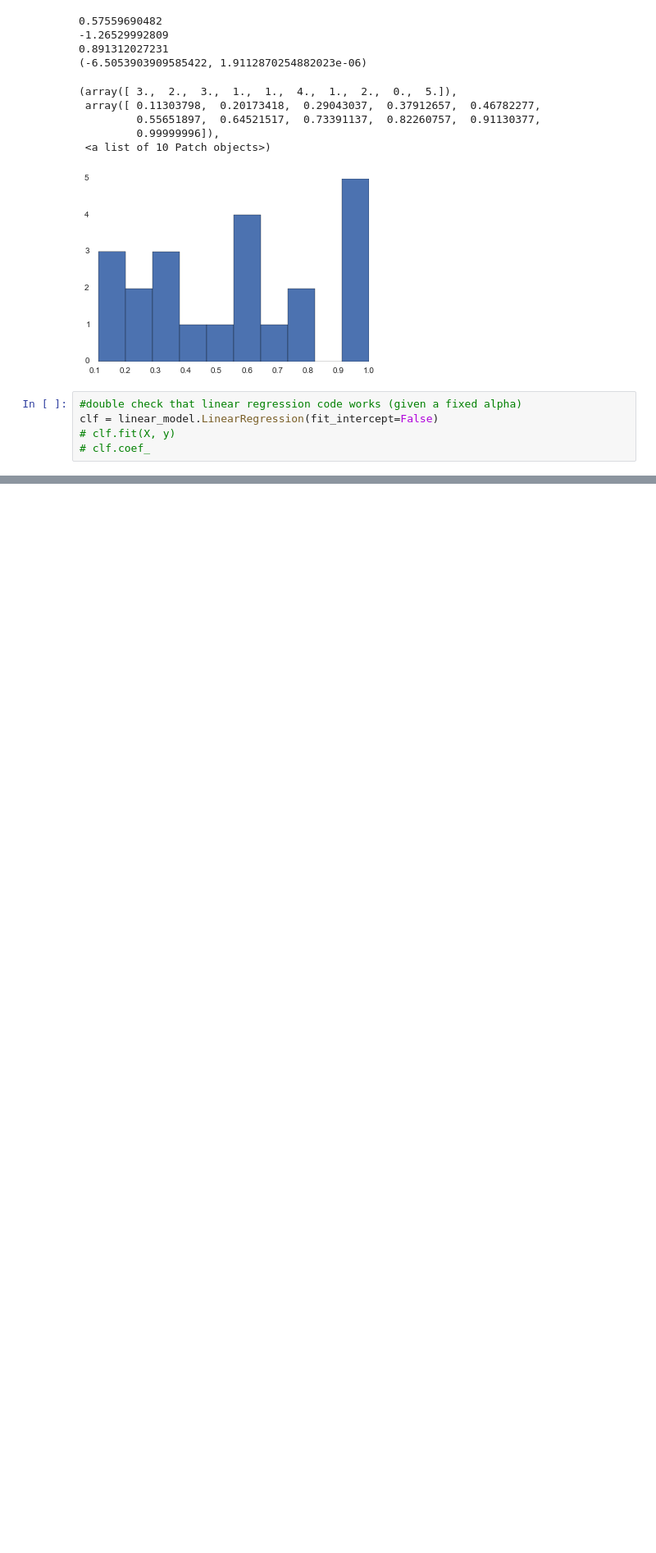
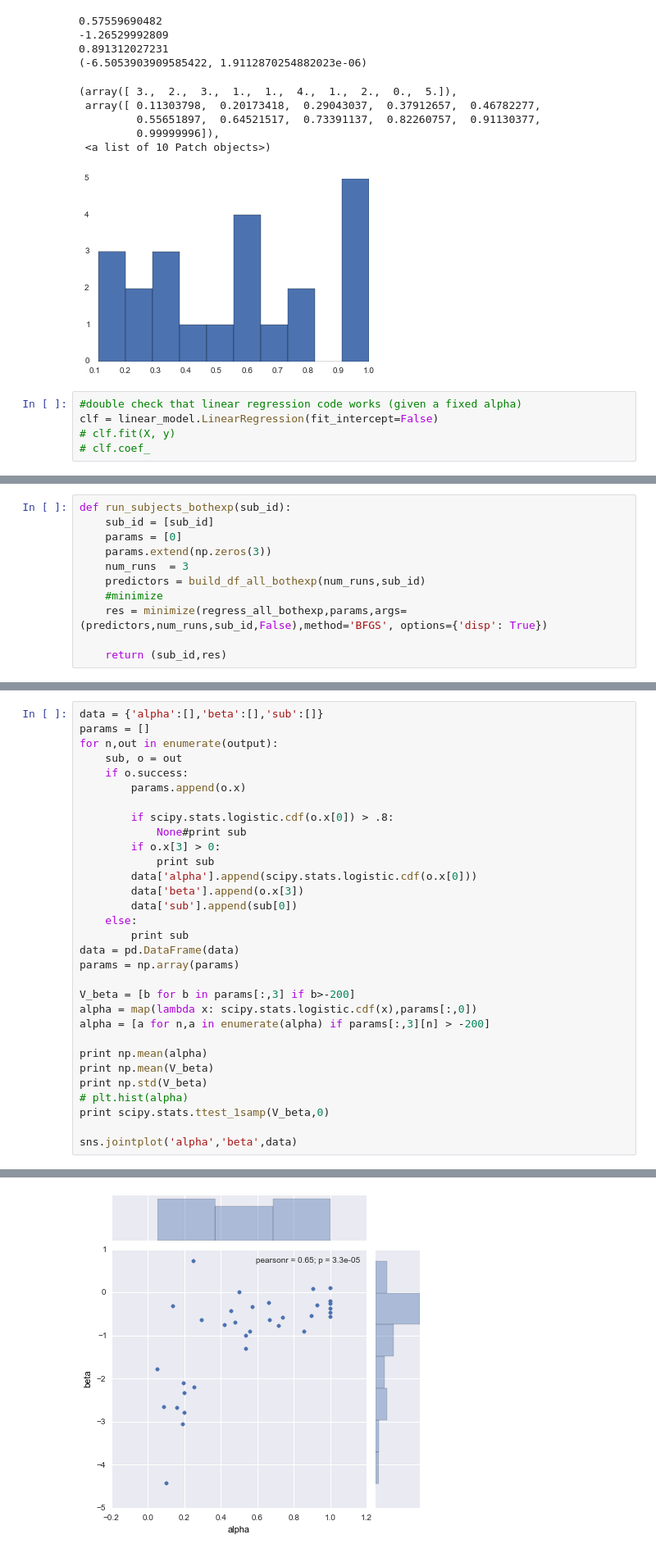
Before and after one commit to iancballard/feature-discrimination-analysis, a Jupyter notebook: RT_fitting.ipynb, the cells around one changed output, grey strips where cells are left out. Shown at 82% size. Drawn from its saved outputs; the diff is of its cells as text; blank space fills up the shorter version.

```diff
--- a/RT_fitting.ipynb
+++ b/RT_fitting.ipynb
@@ -619,0 +496,11 @@ for i in range(n_samples):
+# %%
+def run_subjects_bothexp(sub_id):
+    sub_id = [sub_id]
+    params = [0]
+    params.extend(np.zeros(3))
+    num_runs  = 3
+    predictors = build_df_all_bothexp(num_runs,sub_id)
+    #minimize
+    res = minimize(regress_all_bothexp,params,args=(predictors,num_runs,sub_id,False),method='BFGS', options={'disp': True})
+
+    return (sub_id,res)
@@ -619,0 +531,32 @@ for i in range(n_samples):
+# %%
+data = {'alpha':[],'beta':[],'sub':[]}
+params = []
+for n,out in enumerate(output):
+    sub, o = out
+    if o.success:
+        params.append(o.x)
+
+        if scipy.stats.logistic.cdf(o.x[0]) > .8:
+            None#print sub
+        if o.x[3] > 0:
+            print sub
+        data['alpha'].append(scipy.stats.logistic.cdf(o.x[0]))
+        data['beta'].append(o.x[3])
+        data['sub'].append(sub[0])
+    else:
+        print sub
+data = pd.DataFrame(data)
+params = np.array(params)
+
+V_beta = [b for b in params[:,3] if b>-200]
+alpha = map(lambda x: scipy.stats.logistic.cdf(x),params[:,0])
+alpha = [a for n,a in enumerate(alpha) if params[:,3][n] > -200]
+
+print np.mean(alpha)
+print np.mean(V_beta)
+print np.std(V_beta)
+# plt.hist(alpha)
+print scipy.stats.ttest_1samp(V_beta,0)
+
+sns.jointplot('alpha','beta',data)
+# %% [output]
@@ -619,0 +571 @@ for i in range(n_samples):
+[figure, added]
```
Also changed, not shown: parts of 58 cells of this notebook.
